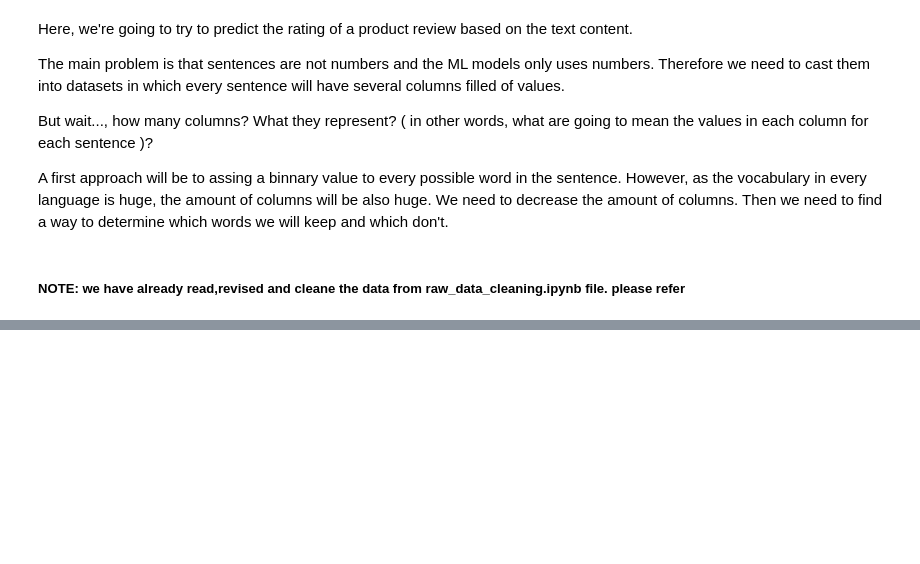
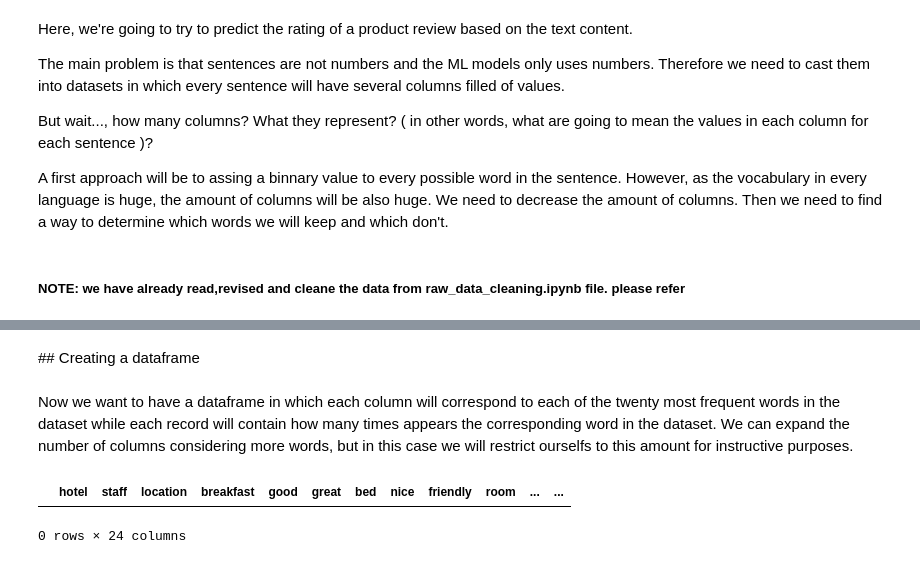
Before and after one commit to vipulswamy/Luxury-Hotel-Reviews, a Jupyter notebook: notebooks/word_cleaning_nlp.ipynb, the cells around one changed output, grey strips where cells are left out. Saved outputs shown, nothing was run; the diff lists cells and outputs as text; code cells hidden in the pictures; blank space fills up the shorter version.

```diff
--- a/notebooks/word_cleaning_nlp.ipynb
+++ b/notebooks/word_cleaning_nlp.ipynb
@@ -53,0 +171,6 @@ data.head()
+# %%
+for i in range(len(stop_words)):
+    stop_words[i] = re.sub(r"\s*'\s*\w*","",stop_words[i])
+
+#stop_words = [word for word in list(np.unique(stop_words)) if len(word) > 1]
+stop_words
@@ -53,0 +224,7 @@ data.head()
+# %%
+corpus.sort(reverse = True)
+
+# Here we keep only the 20 most frequent words but it can be changed to another bigger value
+corpus_freq = [(word[1],word[0]) for word in corpus[:25]]
+corpus_freq = corpus_freq[1:] # The first word was not relevant
+corpus_freq
@@ -53,0 +259,8 @@ data.head()
+# %%
+from nltk.stem import WordNetLemmatizer
+import nltk
+nltk.download('omw-1.4')
+
+lem = WordNetLemmatizer()
+
+corpus_freq = [(lem.lemmatize(word[0]),word[1]) for word in corpus_freq]
@@ -53,0 +290,12 @@ data.head()
+# %% [markdown]
+## Creating a dataframe
+# %% [markdown]
+Now we want to have a dataframe in which each column will correspond to each of the twenty most frequent words in the dataset while each record will contain how many times appears the corresponding word in the dataset. We can expand the number of columns considering more words, but in this case we will restrict ourselfs to this amount for instructive purposes.
+# %%
+cols = {word[0]: [] for word in corpus_freq}
+reviews = pd.DataFrame(cols)
+
+reviews
+# %% [output]
+|  | hotel | staff | location | breakfast | good | great | bed | nice | friendly | room | ... | ... |
+0 rows × 24 columns
```
Also changed, not shown: parts of 53 cells of this notebook.
